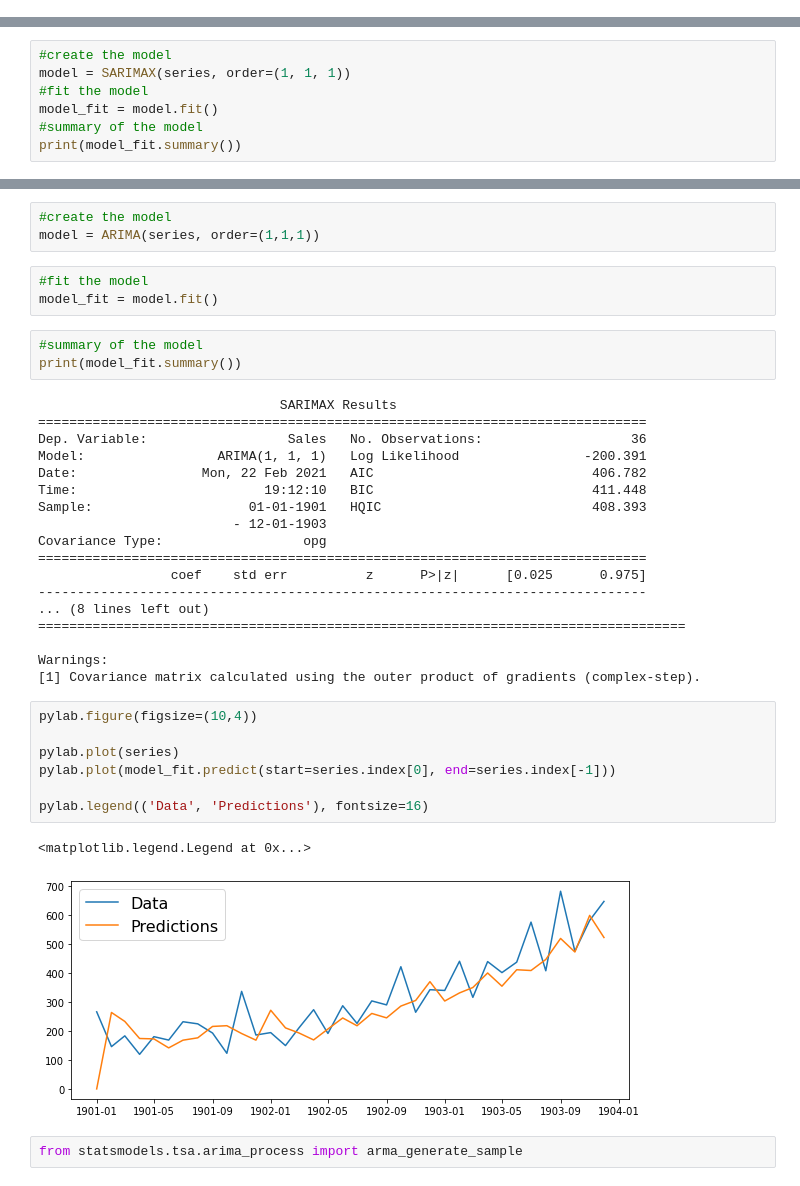
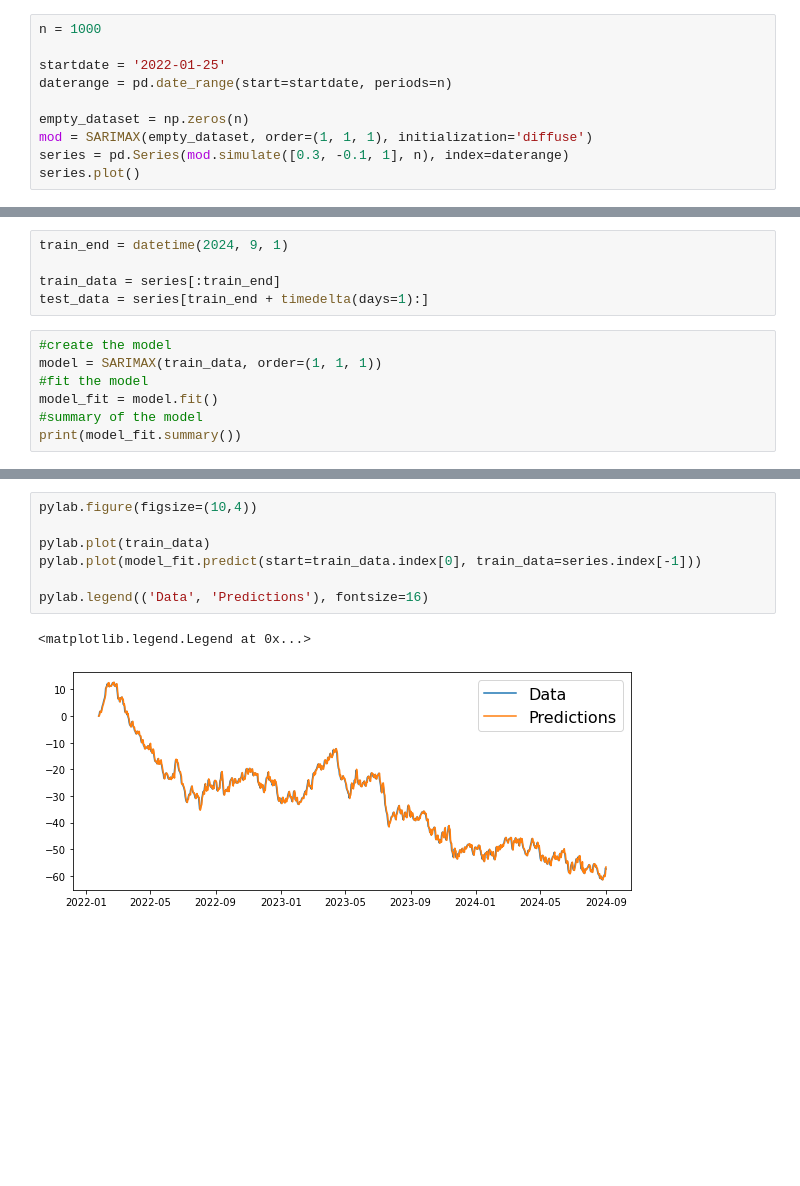
Before and after one commit to arjunc12/cmpinf2120-notebooks, a Jupyter notebook: Time-Series-Analysis/arima-regression.ipynb, the cells around one changed output, grey strips where cells are left out. Cells and saved outputs as stored; diff of their text form; blank space fills up the shorter version.

```diff
--- a/Time-Series-Analysis/arima-regression.ipynb
+++ b/Time-Series-Analysis/arima-regression.ipynb
@@ -39,0 +19,10 @@ pacf_plot = plot_pacf(series)
+# %%
+n = 1000
+
+startdate = '2022-01-25'
+daterange = pd.date_range(start=startdate, periods=n)
+
+empty_dataset = np.zeros(n)
+mod = SARIMAX(empty_dataset, order=(1, 1, 1), initialization='diffuse')
+series = pd.Series(mod.simulate([0.3, -0.1, 1], n), index=daterange)
+series.plot()
@@ -54,6 +46,11 @@ pacf_plot = plot_pacf(diffs)
+# %%
+train_end = datetime(2024, 9, 1)
+
+train_data = series[:train_end]
+test_data = series[train_end + timedelta(days=1):]
 # %%
 #create the model
-model = SARIMAX(series, order=(1, 1, 1))
+model = SARIMAX(train_data, order=(1, 1, 1))
 #fit the model
 model_fit = model.fit()
 #summary of the model
@@ -76,42 +73,13 @@ Covariance Type:                  opg
 
 Warnings:
 [1] Covariance matrix calculated using the outer product of gradients (complex-step).
-# %%
-#create the model
-model = ARIMA(series, order=(1,1,1))
-# %%
-#fit the model
-model_fit = model.fit()
-# %%
-#summary of the model
-print(model_fit.summary())
-# %% [output]
-                               SARIMAX Results
-==============================================================================
-Dep. Variable:                  Sales   No. Observations:                   36
-Model:                 ARIMA(1, 1, 1)   Log Likelihood                -200.391
-Date:                Mon, 22 Feb 2021   AIC                            406.782
-Time:                        19:12:10   BIC                            411.448
-Sample:                    01-01-1901   HQIC                           408.393
-                         - 12-01-1903
-Covariance Type:                  opg
-==============================================================================
-                 coef    std err          z      P>|z|      [0.025      0.975]
-------------------------------------------------------------------------------
-... (8 lines left out)
-===================================================================================
-
-Warnings:
-[1] Covariance matrix calculated using the outer product of gradients (complex-step).
 # %%
 pylab.figure(figsize=(10,4))
 
-pylab.plot(series)
-pylab.plot(model_fit.predict(start=series.index[0], end=series.index[-1]))
+pylab.plot(train_data)
+pylab.plot(model_fit.predict(start=train_data.index[0], train_data=series.index[-1]))
 
 pylab.legend(('Data', 'Predictions'), fontsize=16)
 # %% [output]
 <matplotlib.legend.Legend at 0x...>
-[figure, old version]
+[figure, new version]
-# %%
-from statsmodels.tsa.arima_process import arma_generate_sample
```
Also changed, not shown: parts of 31 cells of this notebook, 5 other files.
